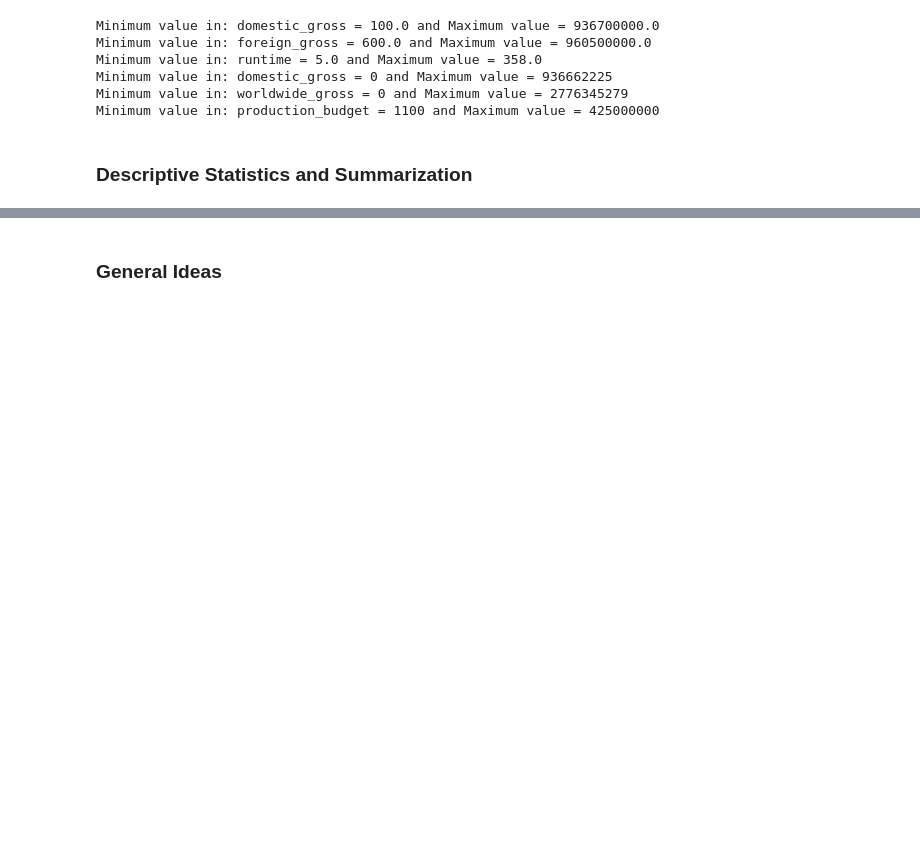
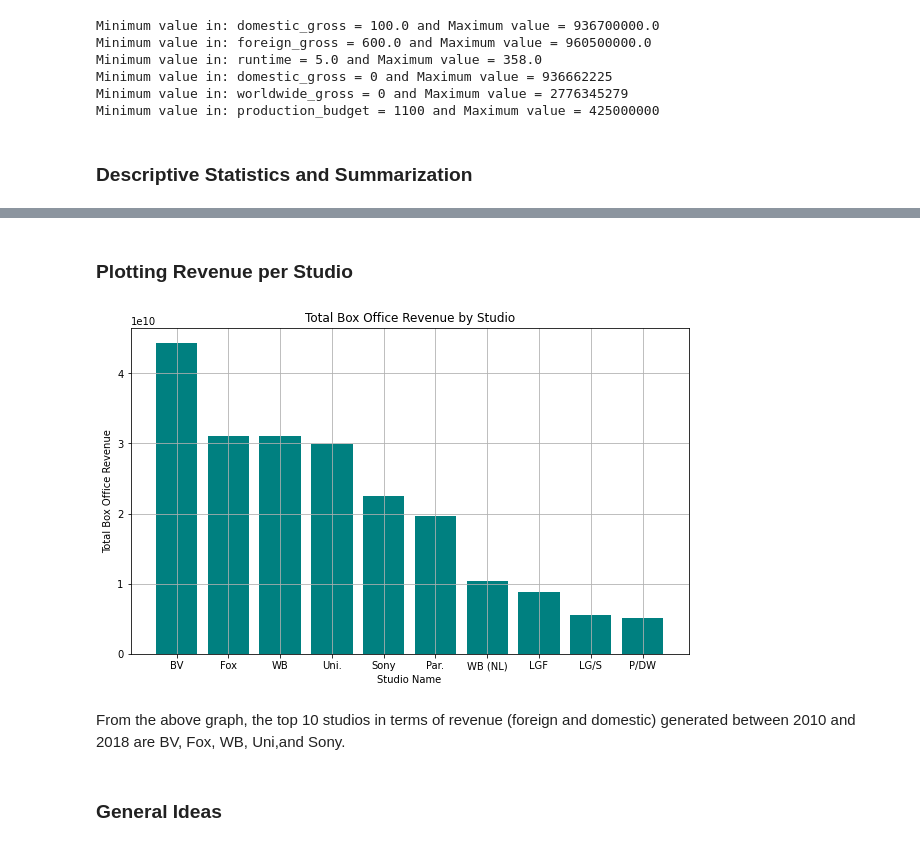
Before and after one commit to JulieMusangi/Film-Performance-Insights, a Jupyter notebook: analysis.ipynb, the cells around one changed output, grey strips where cells are left out. Saved outputs shown, nothing was run; the diff lists cells and outputs as text; code cells hidden in the pictures; blank space fills up the shorter version.

```diff
--- a/analysis.ipynb
+++ b/analysis.ipynb
@@ -465,3 +494,22 @@ Minimum value in: production_budget = 1100 and Maximum value = 425000000
+# %% [markdown]
+### Plotting Revenue per Studio
+# %%
+# Aggregate total revenue by studio, and obtain the top 10
+df1['total_revenue'] = df1['domestic_gross'] + df1['foreign_gross']
+studio_revenue = df1.groupby('studio')['total_revenue'].sum().reset_index().sort_values(by='total_revenue', ascending=False).head(10)
+
+# Plotting the Bar Chart
+plt.figure(figsize=(10, 6))
+plt.bar(studio_revenue['studio'], studio_revenue['total_revenue'], color='teal')
+plt.xlabel('Studio Name')
+plt.ylabel('Total Box Office Revenue')
+plt.title('Total Box Office Revenue by Studio')
+plt.grid(True)
+plt.show()
+# %% [output]
+[figure, added]
+# %% [markdown]
+From the above graph, the top 10 studios in terms of revenue (foreign and domestic) generated between 2010 and 2018 are BV, Fox, WB, Uni,and Sony.
 # %% [markdown]
 ### General Ideas
 # %%
```
Also changed, not shown: parts of 3 cells of this notebook.
